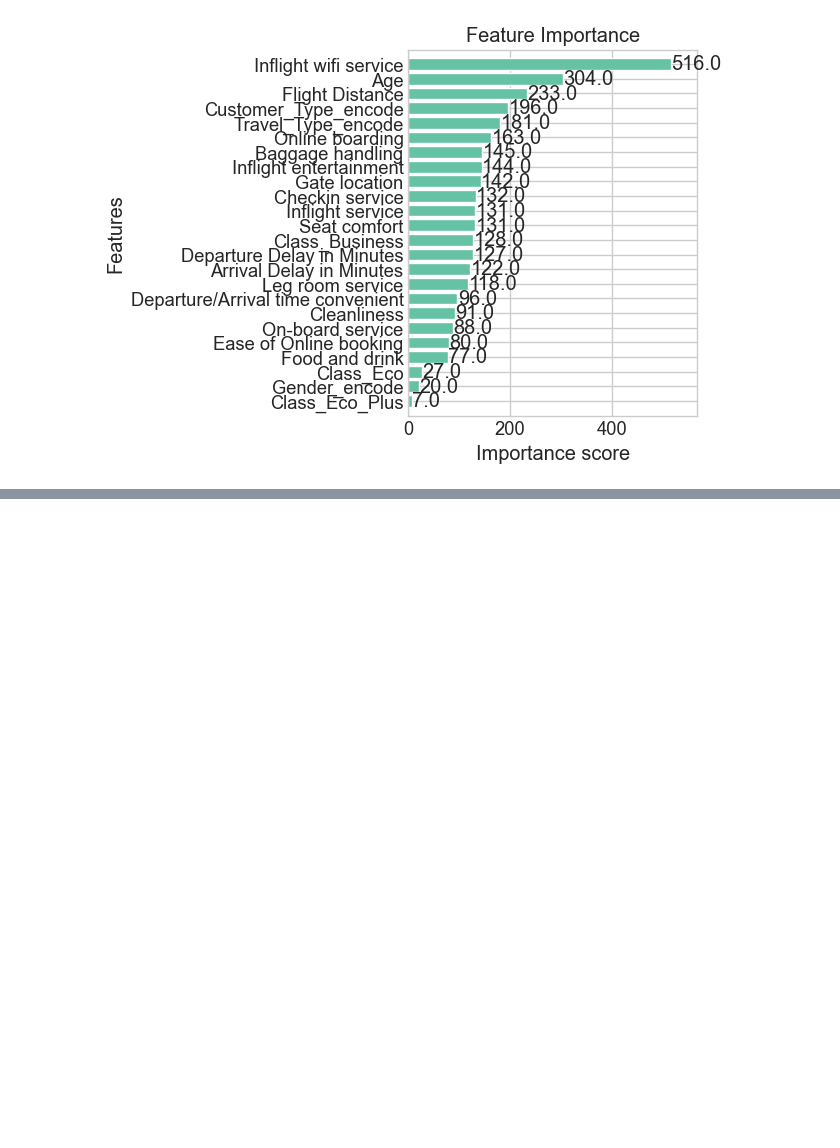
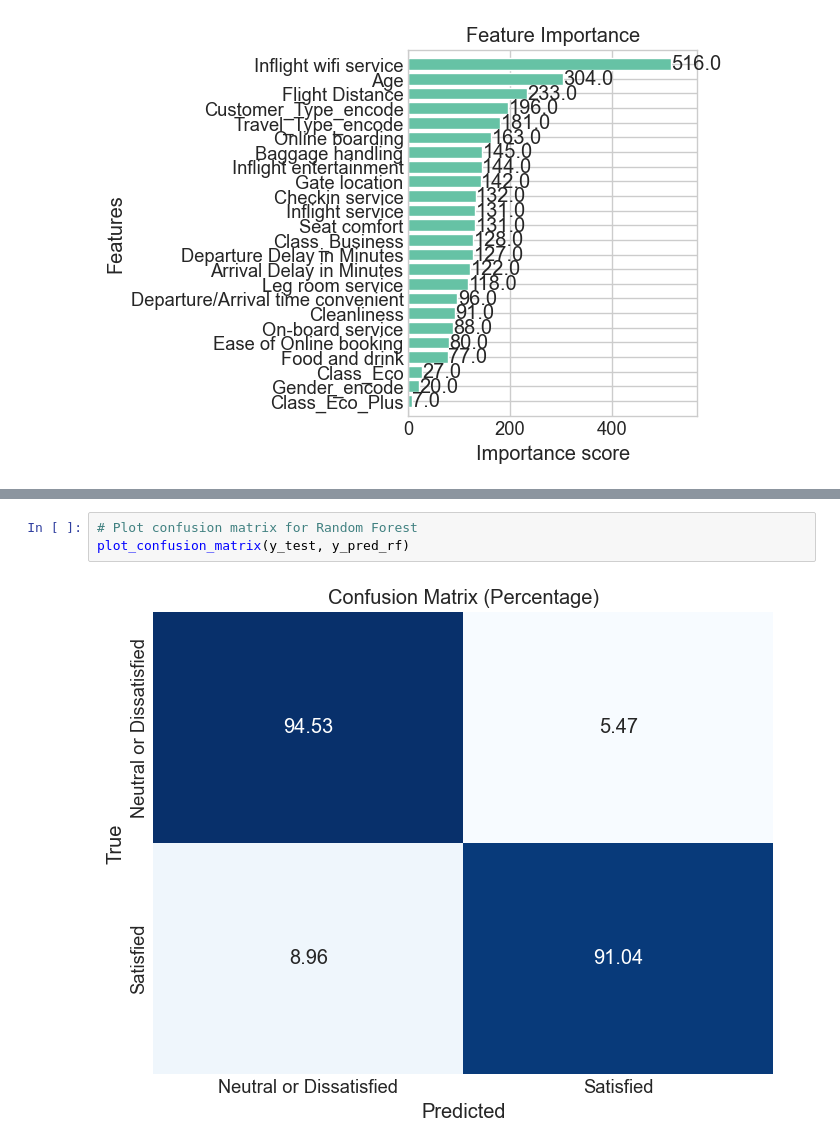
Before and after one commit to ZS-nus/DSS5104_GroupProject, a Jupyter notebook: components/zs.ipynb, the cells around one changed output, grey strips where cells are left out. Cells and saved outputs as stored; diff of their text form; blank space fills up the shorter version.

```diff
--- a/components/zs.ipynb
+++ b/components/zs.ipynb
@@ -420,0 +552,5 @@ plt.show()
+# %%
+# Plot confusion matrix for Random Forest
+plot_confusion_matrix(y_test, y_pred_rf)
+# %% [output]
+[figure, added]
```
Also changed, not shown: parts of 25 cells of this notebook, 3 other files.
